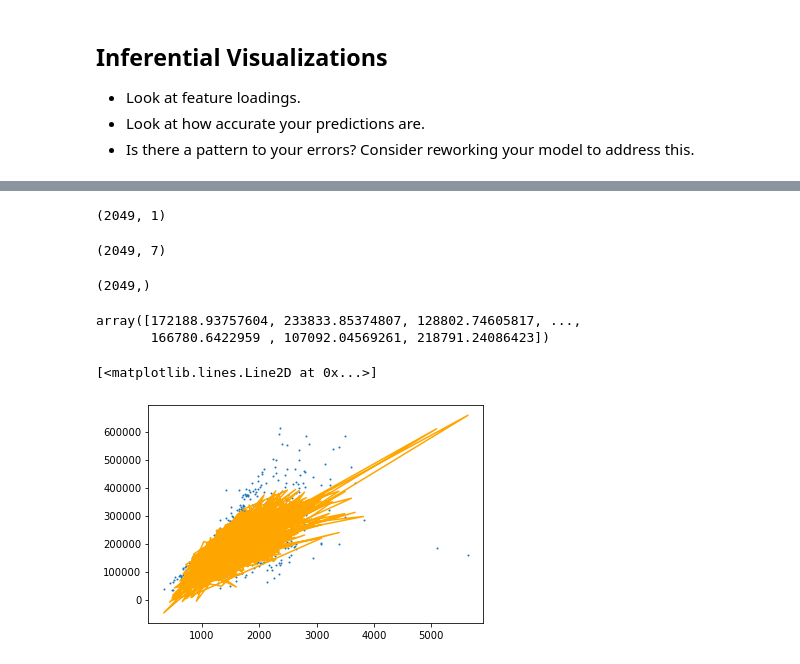
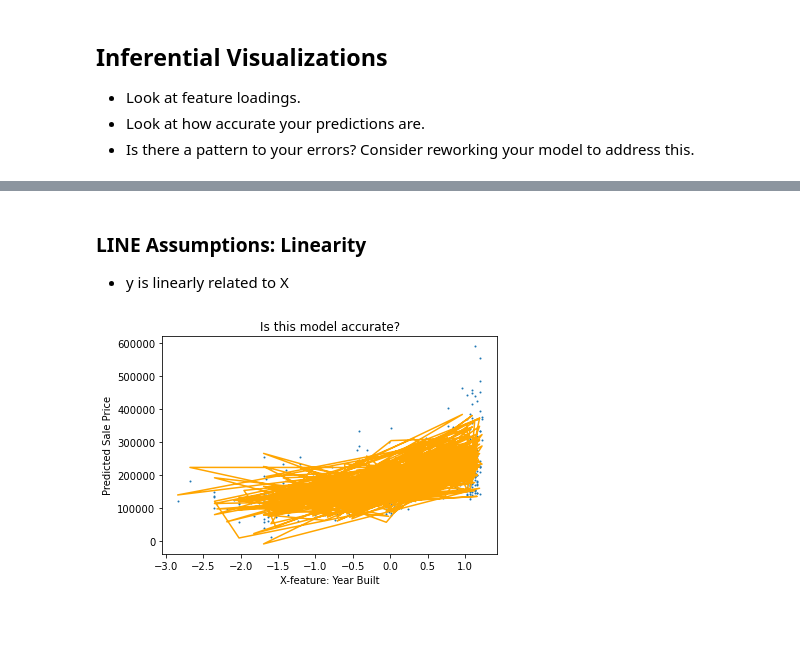
Before and after one commit to griffinbran/Real-Estate-Statistical-Modeling, a Jupyter notebook: code/04_Model_Tuning.ipynb, the cells around one changed output, grey strips where cells are left out. Cells and saved outputs as stored; diff of their text form; code cells hidden in the pictures; blank space fills up the shorter version.

Commit message:
Added LINE Assumption visualitzations, organized model scores.

```diff
--- a/code/04_Model_Tuning.ipynb
+++ b/code/04_Model_Tuning.ipynb
@@ -35,5 +25,7 @@ lm.fit(X, y_actual);
 # %%
+lm = LinearRegression()
+lm.fit(X_train_ss,y_train)
 # Create predictions using the `lm` object.
-y_pred = lm.predict(X)
+y_pred = lm.predict(X_test_ss)
 # %%
 # Verify dimensions in X and y represent an equal number of observations in each, n = No. of rows
@@ -47,26 +39,16 @@ y_pred:  (2049,)
-# %%
-X[['Overall Qual']].shape
-# %% [output]
-(2049, 1)
-# %%
-X.shape
-# %% [output]
-(2049, 7)
-# %%
-X['Year Remod/Add'].shape
-# %% [output]
-(2049,)
 # %%
-y_pred
+y_pred;
-# %% [output]
-array([172188.93757604, 233833.85374807, 128802.74605817, ...,
-       166780.6422959 , 107092.04569261, 218791.24086423])
+# %% [markdown]
+### LINE Assumptions: Linearity
+- y is linearly related to X
 # %%
 # Plot the predictions to gain a sense of the accuracy of the model
-plt.scatter(X['Gr Liv Area'], y_actual, s = 1) # size of dots
-plt.plot(X['Gr Liv Area'], y_pred, color = 'orange')
+plt.scatter(X_test[:,1], y_test, s = 1);
+plt.plot(X_test[:,1], y_pred, color = 'orange');
 #plt.xlim(0, 50)
 #plt.ylim(0, 10);
+plt.xlabel(f'X-feature: Year Built');
+plt.ylabel('Predicted Sale Price');
+plt.title(f'Is this model accurate?');
 # %% [output]
-[<matplotlib.lines.Line2D at 0x...>]
-[figure, old version]
+[figure, new version]
```
Also changed, not shown: parts of 12 cells of this notebook, 2 other files.
